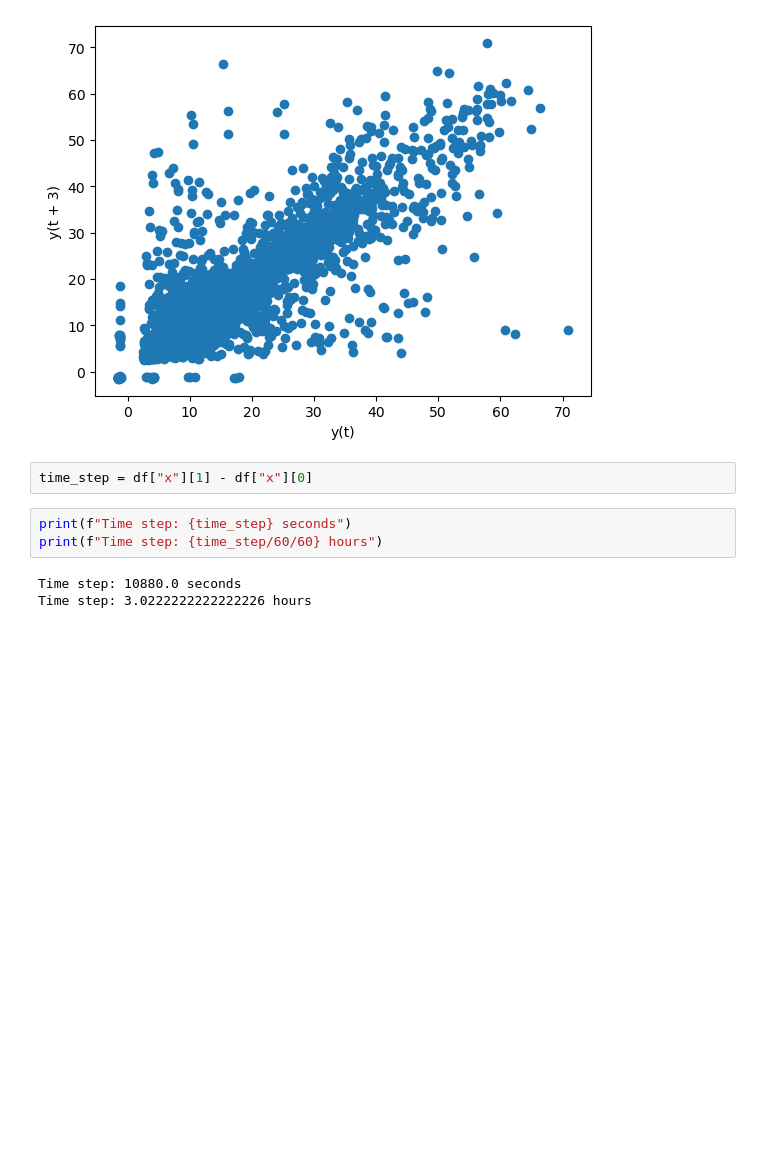
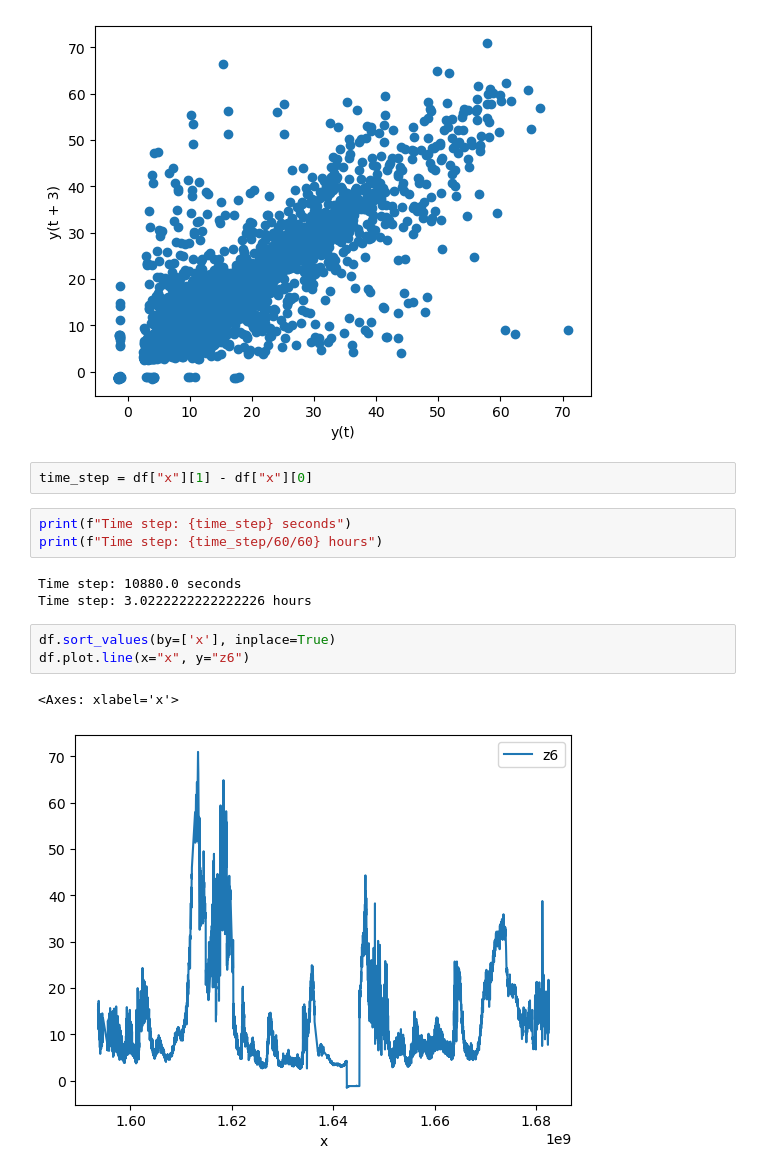
Before and after one commit to MTLehner/DSTSES_DataLakes, a Jupyter notebook: mtl_test_002.ipynb, the cells around one changed output. Drawn from its saved outputs; the diff is of its cells as text; blank space fills up the shorter version.

```diff
--- a/mtl_test_002.ipynb
+++ b/mtl_test_002.ipynb
@@ -58,3 +58,9 @@ print(f"Time step: {time_step/60/60} hours")
 # %% [output]
 Time step: 10880.0 seconds
 Time step: 3.0222222222222226 hours
+# %%
+df.sort_values(by=['x'], inplace=True)
+df.plot.line(x="x", y="z6")
+# %% [output]
+<Axes: xlabel='x'>
+[figure, added]
```
